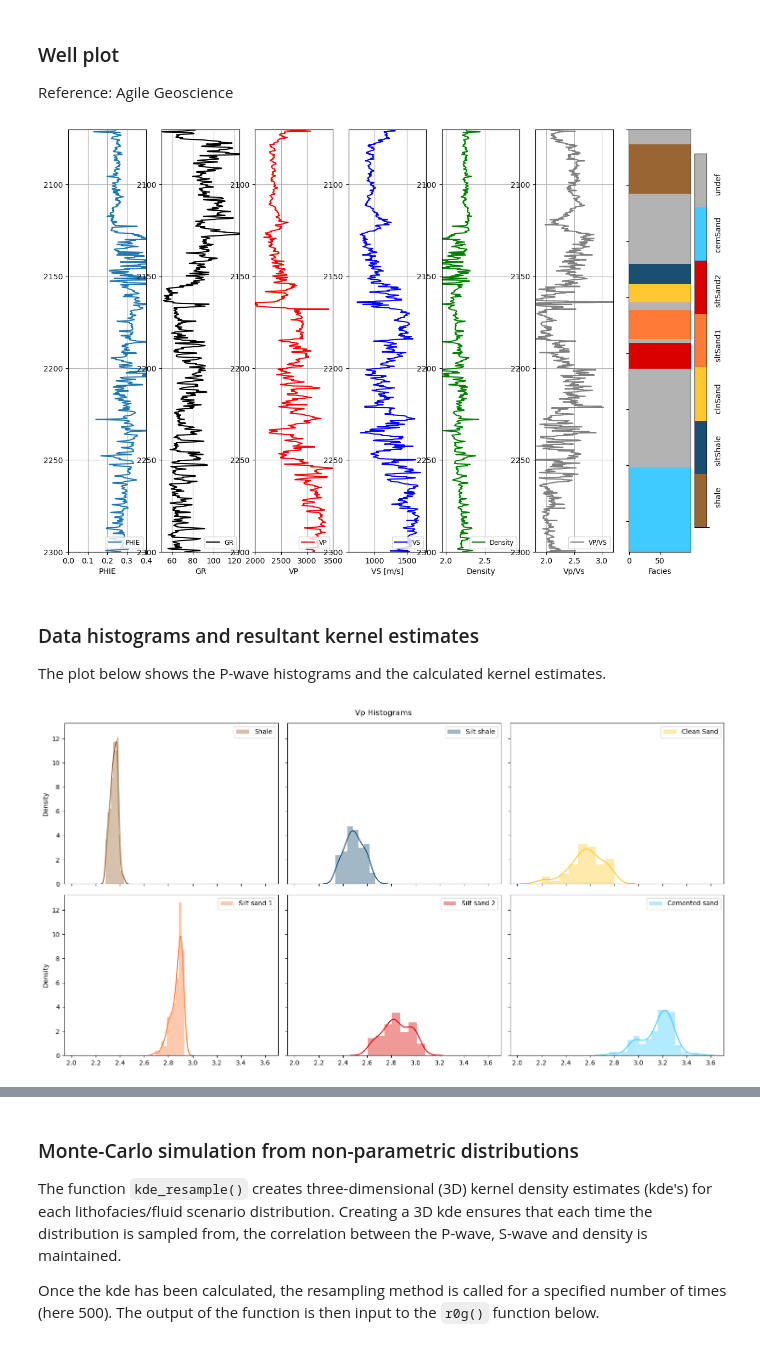
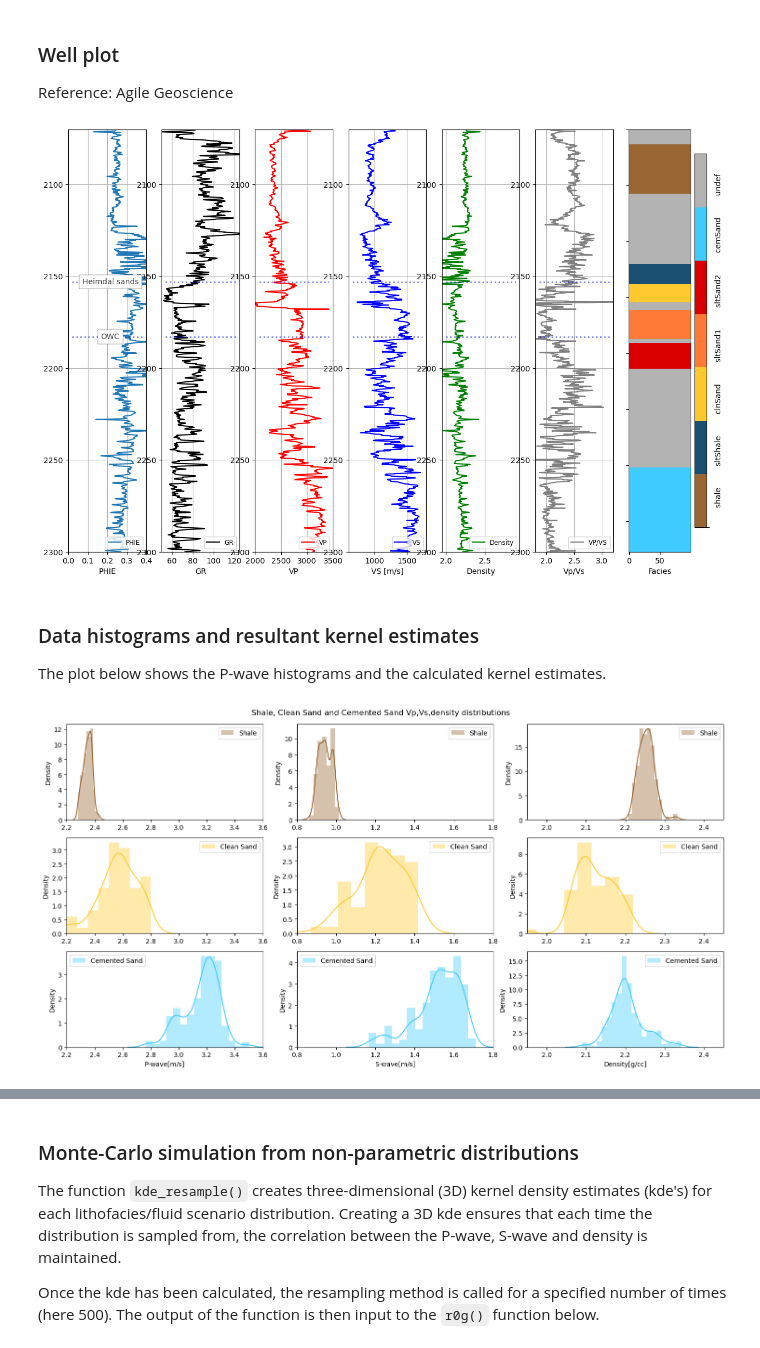
Before and after one commit to ABDunbar/Probabilistic-AVO-analysis, a Jupyter notebook: 01_Probabilistic_AVO_analysis.ipynb, the cells around one changed output, grey strips where cells are left out. Cells and saved outputs as stored; diff of their text form; code cells hidden in the pictures.

Commit message:
added Intro section and dist plot

```diff
--- a/01_Probabilistic_AVO_analysis.ipynb
+++ b/01_Probabilistic_AVO_analysis.ipynb
@@ -83,25 +91,57 @@ ax[2].set_xlabel("VP"),            ax[2].set_xlim(2000, 3500),
 ax[4].set_xlabel("Density"),       ax[4].set_xlim(1.95, 2.95),
 ax[3].set_xlabel("VS [m/s]"),      ax[3].set_xlim(600, 1800),
 ax[5].set_xlabel("Vp/Vs"),         ax[5].set_xlim(1.8,3.2),
-ax[6].set_xlabel('Facies'),  ax[6].set_yticklabels([]);
+ax[6].set_xlabel('Facies'),  ax[6].set_yticklabels([])
+
+tops = {
+    "Heimdal sands": 2153,
+    "OWC": 2183,
+}
+
+for i in range(len(ax)-1):
+    for top in tops.values() :
+        f.axes[i].axhline( y = float(top), color = 'b', lw = 2,
+                            ls = ':',
+                            alpha = 0.5, xmin = 0.05, xmax = 0.95 )
+
+for top, depth in tops.items():
+    if (ztop < depth < zbot):
+        ax[1].text( x = max(ax[0].xaxis.get_data_interval())*1.0,
+                  y = float(depth), s = top,
+                             alpha=0.75, color='k',
+                             fontsize = '10',
+                             horizontalalignment = 'center',
+                             verticalalignment = 'center',
+                             bbox=dict(facecolor='white', alpha=1.0, lw = 0.25),
+                             weight = 'light');
 # %% [output]
-[figure, old version]
+[figure, new version]
 # %% [markdown]
 ### Data histograms and resultant kernel estimates
 
 The plot below shows the P-wave histograms and the calculated kernel estimates.
 # %%
-fig, ((ax1, ax2, ax3), (ax4, ax5, ax6)) = plt.subplots(2, 3, sharex=True, sharey=True, figsize=(15,8))
-fig.suptitle('Vp Histograms')
+fig, ((ax1,ax2,ax3),(ax4,ax5,ax6),(ax7,ax8,ax9)) = plt.subplots(3, 3, figsize=(15,8))  # sharey=True,
+fig.suptitle('Shale, Clean Sand and Cemented Sand Vp,Vs,density distributions')
+
 sns.distplot(ax=ax1, x=well2[well2.LABELS=='shale']['VP'], color=ccc[0], label="Shale")
-sns.distplot(ax=ax2, x=well2[well2.LABELS=='sltShale']['VP'], color=ccc[1], label="Silt shale")
-sns.distplot(ax=ax3, x=well2[well2.LABELS=='clnSand']['VP'], color=ccc[2], label="Clean Sand")
-sns.distplot(ax=ax4, x=well2[well2.LABELS=='sltSand1']['VP'], color=ccc[3], label="Silt sand 1")
-sns.distplot(ax=ax5, x=well2[well2.LABELS=='sltSand2']['VP'], color=ccc[4], label="Silt sand 2")
-sns.distplot(ax=ax6, x=well2[well2.LABELS=='cemSand']['VP'], color=ccc[5], label="Cemented sand")
+sns.distplot(ax=ax2, x=well2[well2.LABELS=='shale']['VS'], color=ccc[0], label="Shale")
+sns.distplot(ax=ax3, x=well2[well2.LABELS=='shale']['RHOB'], color=ccc[0], label="Shale")
+sns.distplot(ax=ax4, x=well2[well2.LABELS=='clnSand']['VP'], color=ccc[2], label="Clean Sand")
+sns.distplot(ax=ax5, x=well2[well2.LABELS=='clnSand']['VS'], color=ccc[2], label="Clean Sand")
+sns.distplot(ax=ax6, x=well2[well2.LABELS=='clnSand']['RHOB'], color=ccc[2], label="Clean Sand")
+sns.distplot(ax=ax7, x=well2[well2.LABELS=='cemSand']['VP'], color=ccc[5], label="Cemented Sand")
+sns.distplot(ax=ax8, x=well2[well2.LABELS=='cemSand']['VS'], color=ccc[5], label="Cemented Sand")
+sns.distplot(ax=ax9, x=well2[well2.LABELS=='cemSand']['RHOB'], color=ccc[5], label="Cemented Sand")
+
+ax1.set_xlim(2.2,3.6), ax2.set_xlim(0.8,1.8), ax3.set_xlim(1.95,2.45)
+ax4.set_xlim(2.2,3.6), ax5.set_xlim(0.8,1.8), ax6.set_xlim(1.95,2.45)
+ax7.set_xlim(2.2,3.6), ax8.set_xlim(0.8,1.8), ax9.set_xlim(1.95,2.45)
+ax7.set_xlabel('P-wave[m/s]'), ax8.set_xlabel('S-wave[m/s]'), ax9.set_xlabel('Density[g/cc]')
+
 plt.tight_layout()
 for ax in fig.get_axes():
     ax.legend()
-    ax.label_outer()
+    #ax.label_outer()
 # %% [output]
-[figure, old version]
+[figure, new version]
```
Also changed, not shown: parts of 6 cells of this notebook.
